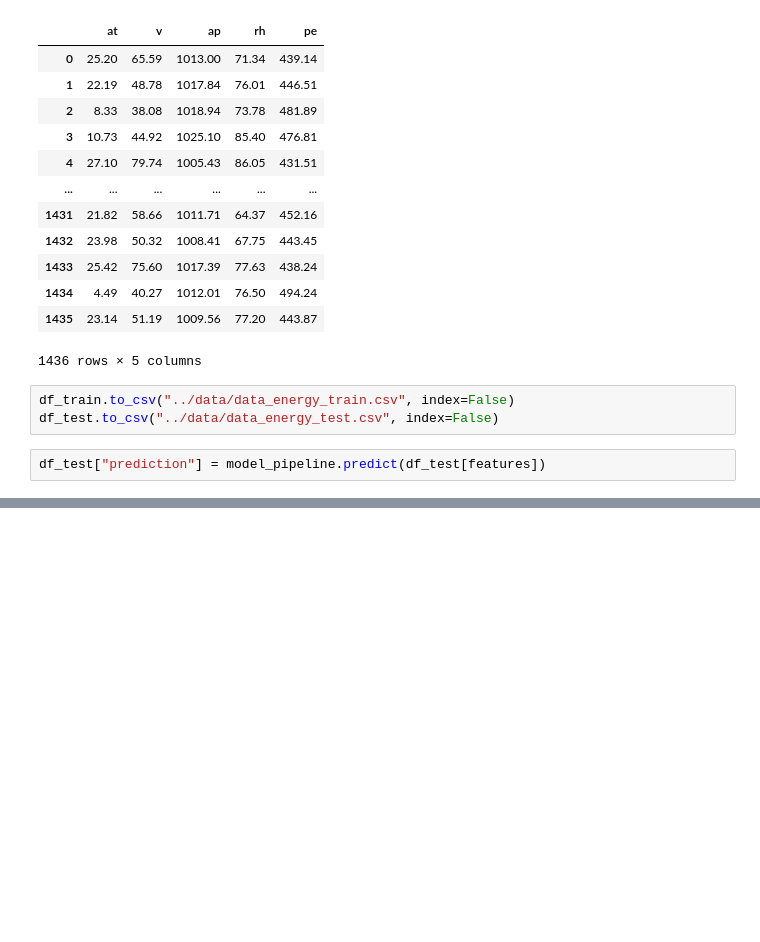
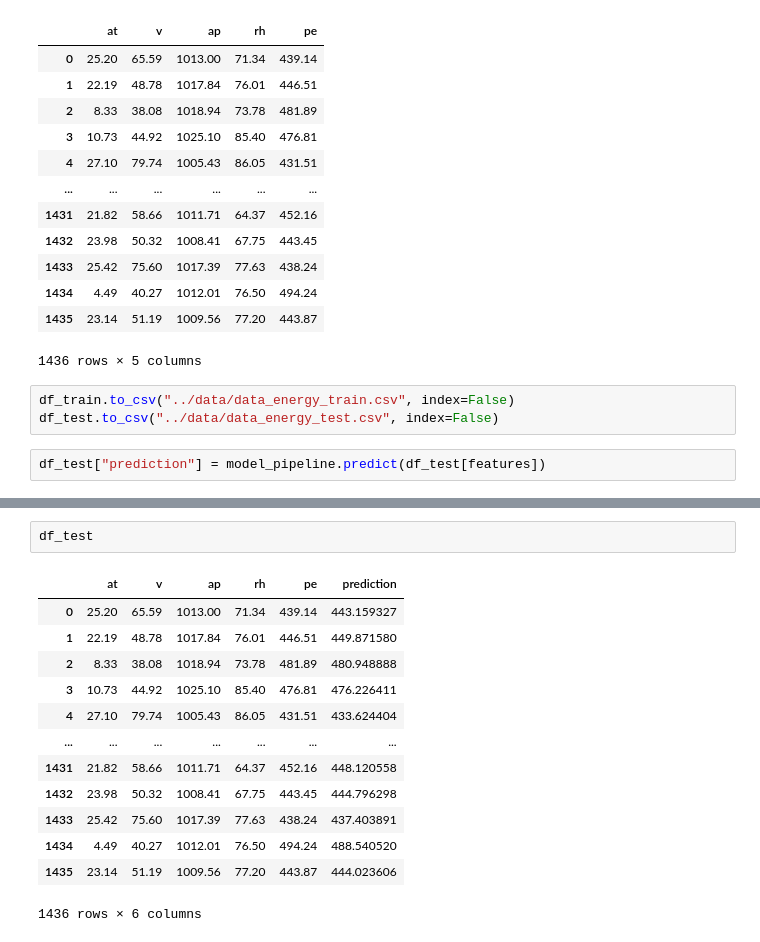
Before and after one commit to matheus695p/deep-rl-mpc, a Jupyter notebook: notebooks/4. Model Environment.ipynb, the cells around one changed output, grey strips where cells are left out. Cells and saved outputs as stored; diff of their text form; blank space fills up the shorter version.

```diff
--- a/notebooks/4. Model Environment.ipynb
+++ b/notebooks/4. Model Environment.ipynb
@@ -228,0 +229,16 @@ df_test["prediction"] = model_pipeline.predict(df_test[features])
+# %%
+df_test
+# %% [output]
+|  | at | v | ap | rh | pe | prediction |
+| 0 | 25.20 | 65.59 | 1013.00 | 71.34 | 439.14 | 443.159327 |
+| 1 | 22.19 | 48.78 | 1017.84 | 76.01 | 446.51 | 449.871580 |
+| 2 | 8.33 | 38.08 | 1018.94 | 73.78 | 481.89 | 480.948888 |
+| 3 | 10.73 | 44.92 | 1025.10 | 85.40 | 476.81 | 476.226411 |
+| 4 | 27.10 | 79.74 | 1005.43 | 86.05 | 431.51 | 433.624404 |
+| ... | ... | ... | ... | ... | ... | ... |
+| 1431 | 21.82 | 58.66 | 1011.71 | 64.37 | 452.16 | 448.120558 |
+| 1432 | 23.98 | 50.32 | 1008.41 | 67.75 | 443.45 | 444.796298 |
+| 1433 | 25.42 | 75.60 | 1017.39 | 77.63 | 438.24 | 437.403891 |
+| 1434 | 4.49 | 40.27 | 1012.01 | 76.50 | 494.24 | 488.540520 |
+| 1435 | 23.14 | 51.19 | 1009.56 | 77.20 | 443.87 | 444.023606 |
+1436 rows × 6 columns
```
Also changed, not shown: parts of 4 cells of this notebook, 3 other files.
